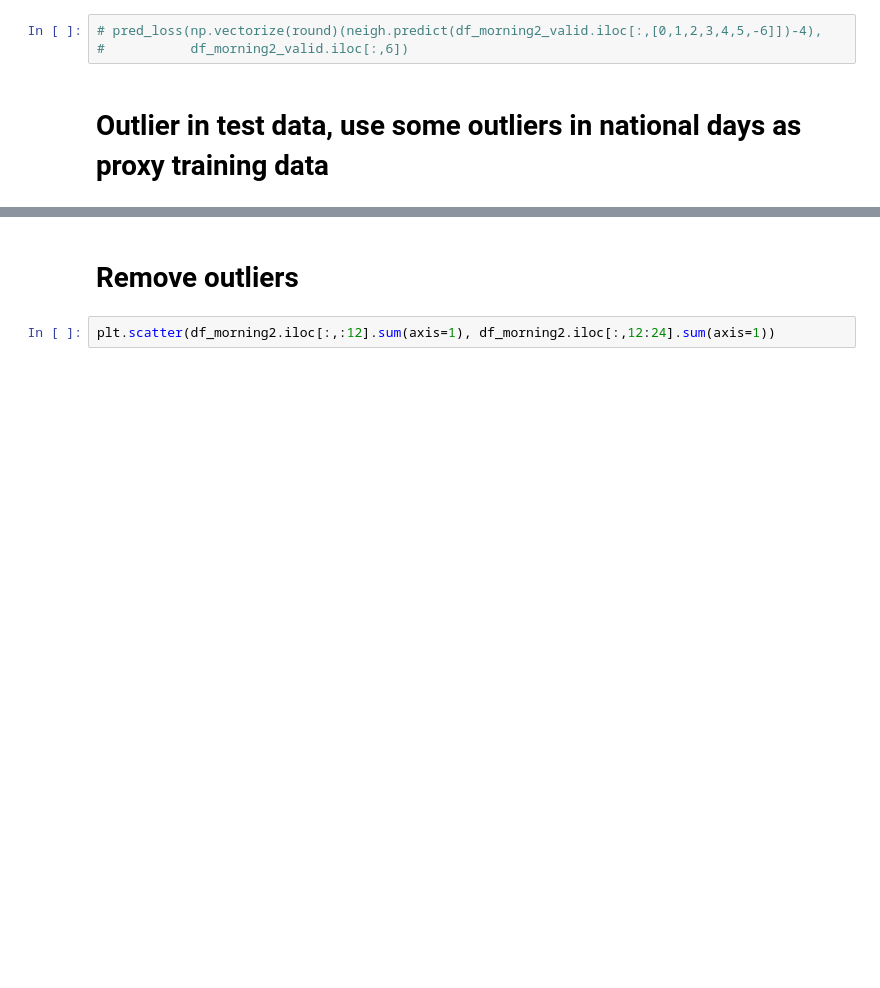
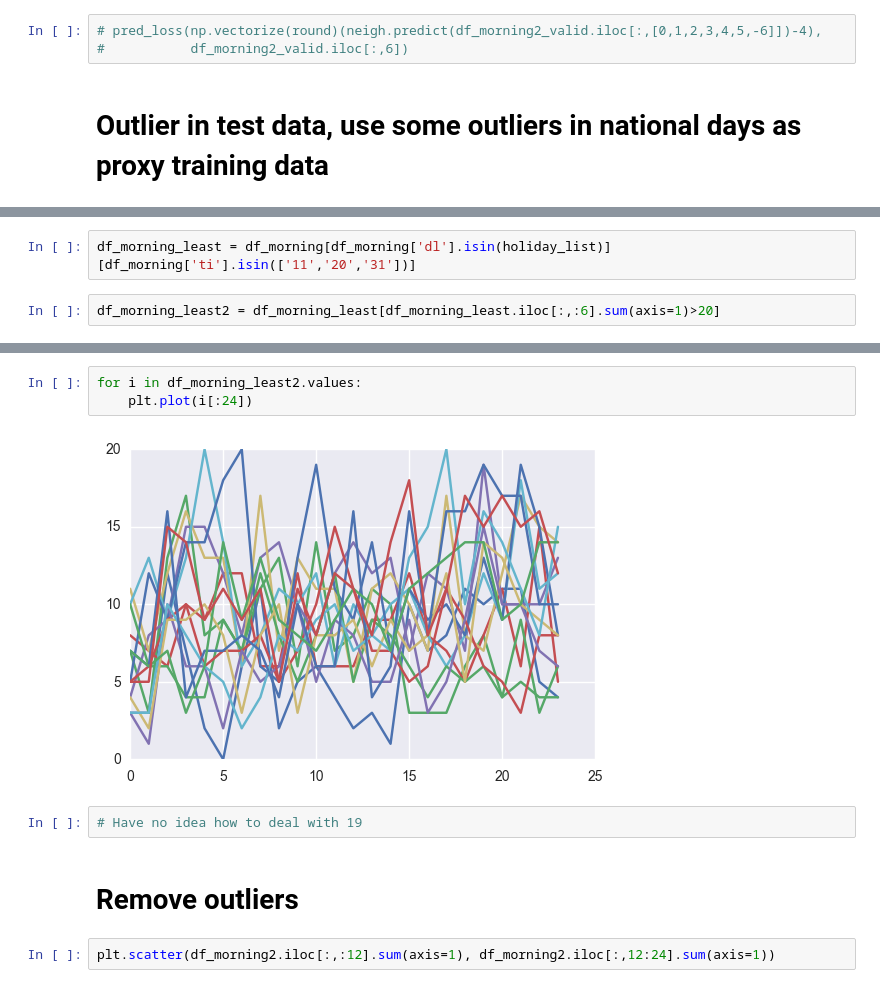
Before and after one commit to Ann16253470/KDD_CUP2017, a Jupyter notebook: volume prediction new2.ipynb, the cells around one changed output, grey strips where cells are left out. Cells and saved outputs as stored; diff of their text form; blank space fills up the shorter version.

```diff
--- a/volume prediction new2.ipynb
+++ b/volume prediction new2.ipynb
@@ -522,0 +539,4 @@ array([[ 29.56452444,  30.77229729,  33.82878291,  32.83611513,
+# %%
+df_morning_least = df_morning[df_morning['dl'].isin(holiday_list)][df_morning['ti'].isin(['11','20','31'])]
+# %%
+df_morning_least2 = df_morning_least[df_morning_least.iloc[:,:6].sum(axis=1)>20]
@@ -523,3 +563,10 @@ array([[ 29.56452444,  30.77229729,  33.82878291,  32.83611513,
+# %%
+for i in df_morning_least2.values:
+    plt.plot(i[:24])
+# %% [output]
+[figure, added]
+# %%
+# Have no idea how to deal with 19
 # %% [markdown]
 # Remove outliers
 # %%
```
Also changed, not shown: parts of 34 cells of this notebook, 3 other files.
